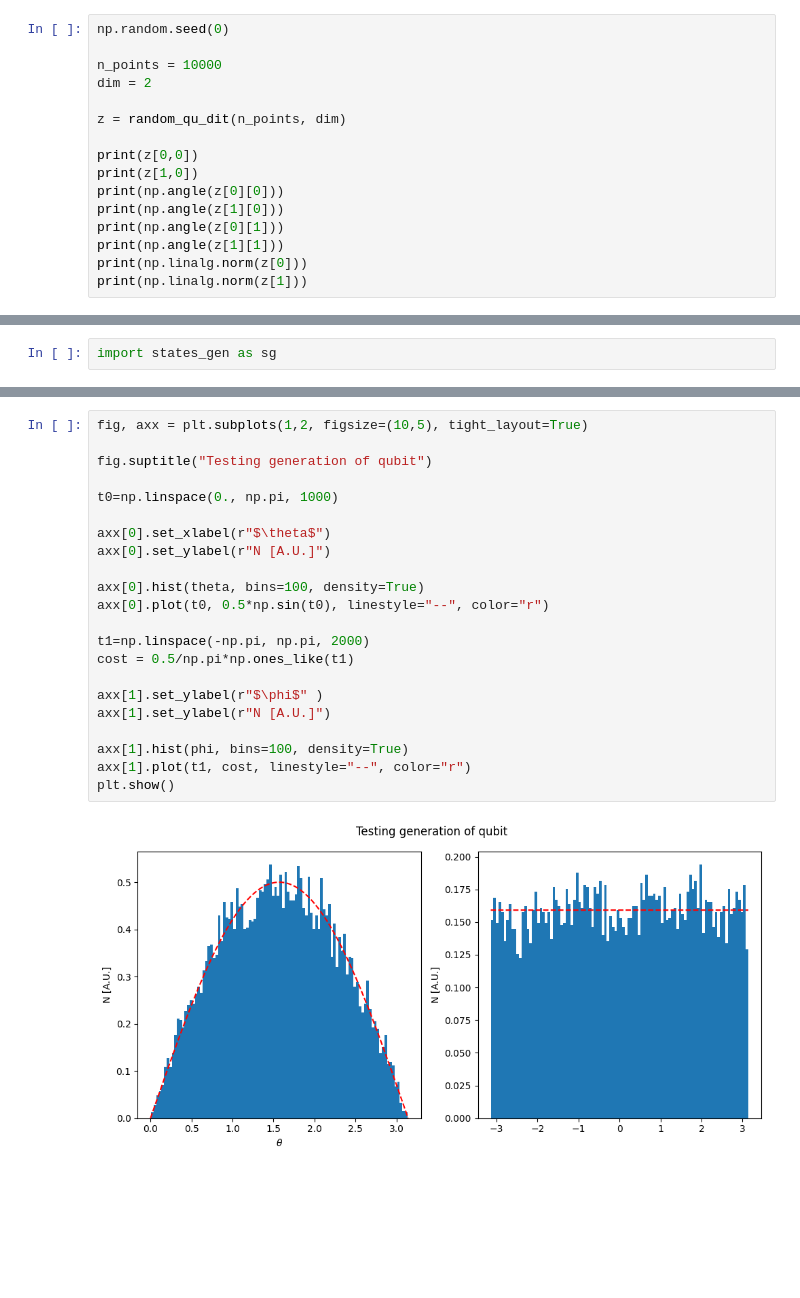
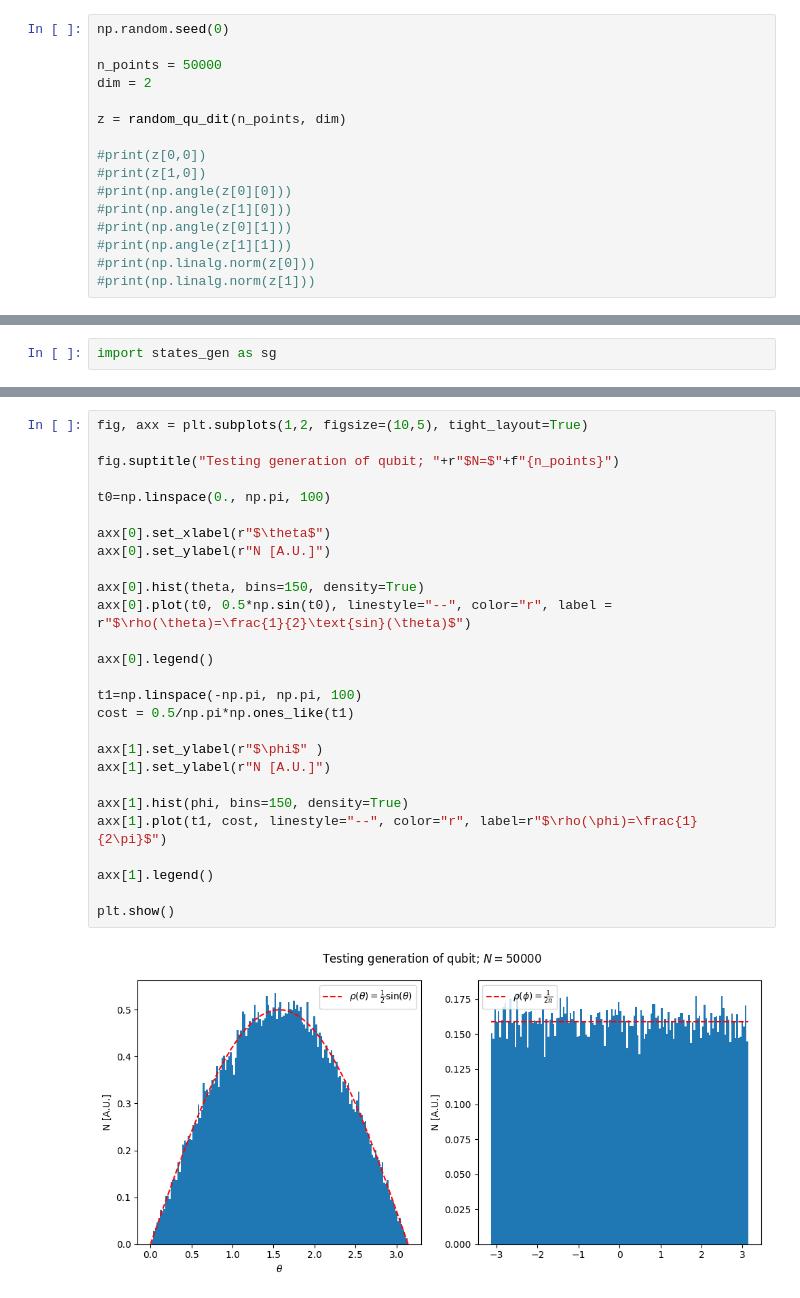
Before and after one commit to erricottaro/Krylov_complexity_on_circulant_graphs, a Jupyter notebook: triangle.ipynb, the cells around one changed output, grey strips where cells are left out. Saved outputs shown, nothing was run; the diff lists cells and outputs as text; blank space fills up the shorter version.

Commit message:
histogram for qubit complexity added

```diff
--- a/triangle.ipynb
+++ b/triangle.ipynb
@@ -258,16 +258,16 @@ def random_qu_dit(n_points, dim):
 # %%
 np.random.seed(0)
 
-n_points = 10000
+n_points = 50000
 dim = 2
 
 z = random_qu_dit(n_points, dim)
 
-print(z[0,0])
-print(z[1,0])
-print(np.angle(z[0][0]))
-print(np.angle(z[1][0]))
-print(np.angle(z[0][1]))
-print(np.angle(z[1][1]))
-print(np.linalg.norm(z[0]))
-print(np.linalg.norm(z[1]))
+#print(z[0,0])
+#print(z[1,0])
+#print(np.angle(z[0][0]))
+#print(np.angle(z[1][0]))
+#print(np.angle(z[0][1]))
+#print(np.angle(z[1][1]))
+#print(np.linalg.norm(z[0]))
+#print(np.linalg.norm(z[1]))
@@ -298,24 +289,29 @@ print(phi[:2])
 # %%
 fig, axx = plt.subplots(1,2, figsize=(10,5), tight_layout=True)
 
-fig.suptitle("Testing generation of qubit")
+fig.suptitle("Testing generation of qubit; "+r"$N=$"+f"{n_points}")
 
-t0=np.linspace(0., np.pi, 1000)
+t0=np.linspace(0., np.pi, 100)
 
 axx[0].set_xlabel(r"$\theta$")
 axx[0].set_ylabel(r"N [A.U.]")
 
-axx[0].hist(theta, bins=100, density=True)
-axx[0].plot(t0, 0.5*np.sin(t0), linestyle="--", color="r")
+axx[0].hist(theta, bins=150, density=True)
+axx[0].plot(t0, 0.5*np.sin(t0), linestyle="--", color="r", label = r"$\rho(\theta)=\frac{1}{2}\text{sin}(\theta)$")
 
-t1=np.linspace(-np.pi, np.pi, 2000)
+axx[0].legend()
+
+t1=np.linspace(-np.pi, np.pi, 100)
 cost = 0.5/np.pi*np.ones_like(t1)
 
 axx[1].set_ylabel(r"$\phi$" )
 axx[1].set_ylabel(r"N [A.U.]")
 
-axx[1].hist(phi, bins=100, density=True)
-axx[1].plot(t1, cost, linestyle="--", color="r")
+axx[1].hist(phi, bins=150, density=True)
+axx[1].plot(t1, cost, linestyle="--", color="r", label=r"$\rho(\phi)=\frac{1}{2\pi}$")
+
+axx[1].legend()
+
 plt.show()
 # %% [output]
-[figure, old version]
+[figure, new version]
```
Also changed, not shown: parts of 5 cells of this notebook.
